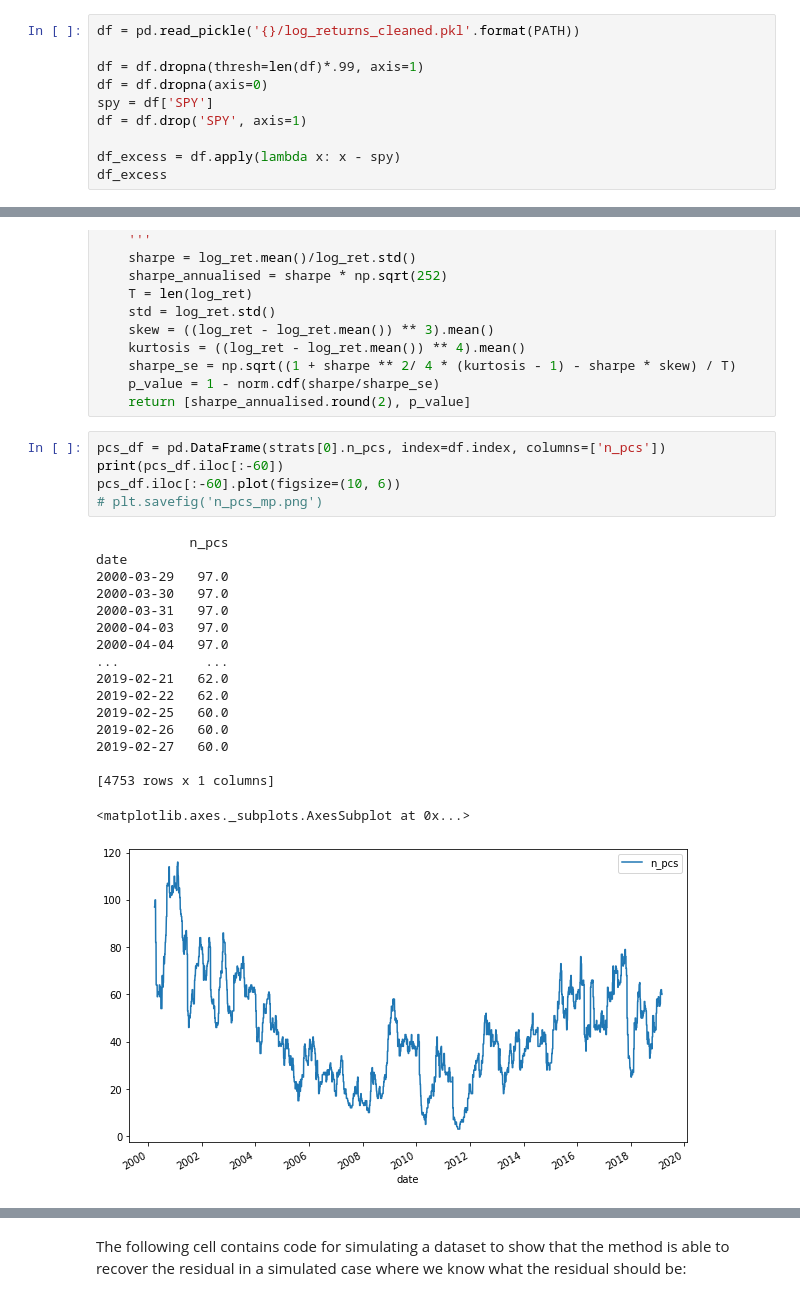
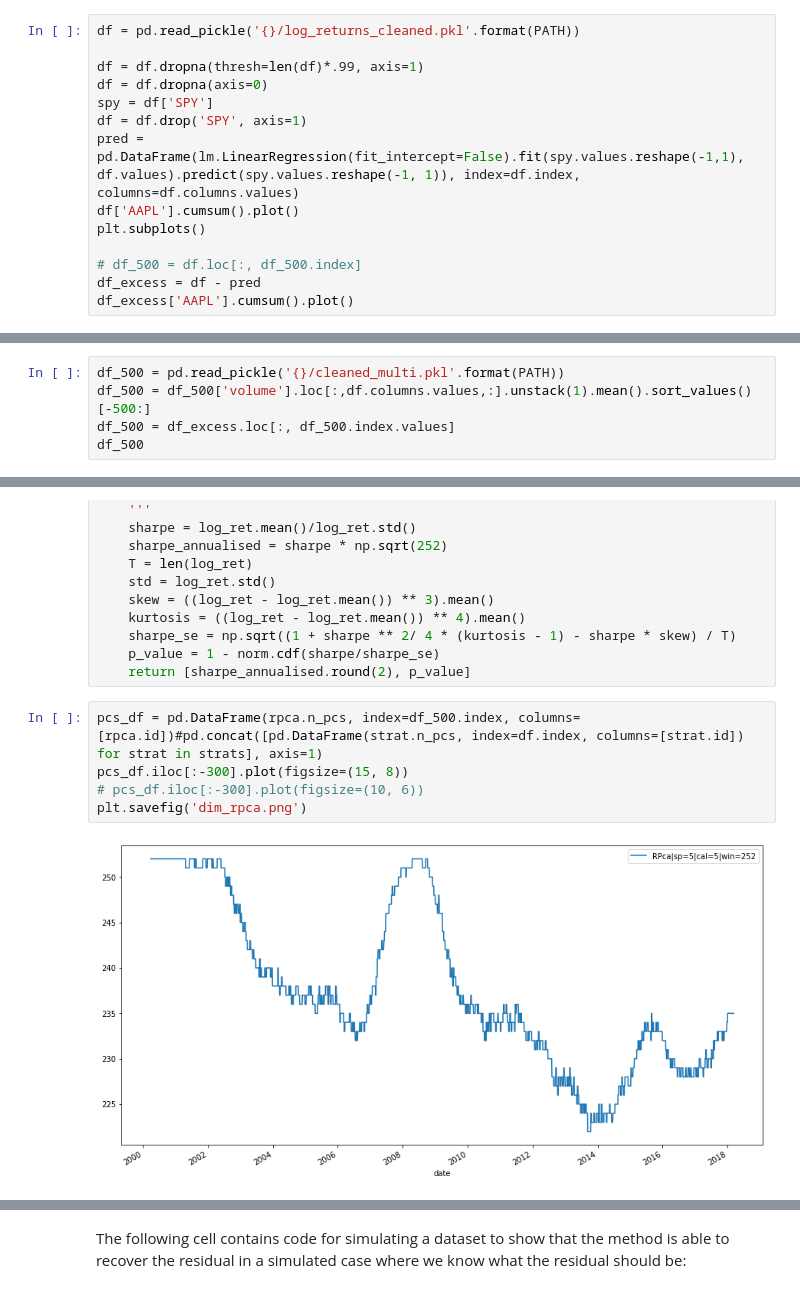
Before and after one commit to jase-clarkson/mini_1, a Jupyter notebook: stat_arb.ipynb, the cells around one changed output, grey strips where cells are left out. Cells and saved outputs as stored; diff of their text form.

```diff
--- a/stat_arb.ipynb
+++ b/stat_arb.ipynb
@@ -28,7 +28,11 @@ df = df.dropna(thresh=len(df)*.99, axis=1)
 df = df.dropna(axis=0)
 spy = df['SPY']
 df = df.drop('SPY', axis=1)
+pred = pd.DataFrame(lm.LinearRegression(fit_intercept=False).fit(spy.values.reshape(-1,1), df.values).predict(spy.values.reshape(-1, 1)), index=df.index, columns=df.columns.values)
+df['AAPL'].cumsum().plot()
+plt.subplots()
 
-df_excess = df.apply(lambda x: x - spy)
-df_excess
+# df_500 = df.loc[:, df_500.index]
+df_excess = df - pred
+df_excess['AAPL'].cumsum().plot()
 # %% [output]
@@ -53,0 +42,5 @@ spy.cumsum().plot()
+# %%
+df_500 = pd.read_pickle('{}/cleaned_multi.pkl'.format(PATH))
+df_500 = df_500['volume'].loc[:,df.columns.values,:].unstack(1).mean().sort_values()[-500:]
+df_500 = df_excess.loc[:, df_500.index.values]
+df_500
@@ -139,25 +184,9 @@ def sharpe_ratio_test(log_ret):
     p_value = 1 - norm.cdf(sharpe/sharpe_se)
     return [sharpe_annualised.round(2), p_value]
 # %%
-pcs_df = pd.DataFrame(strats[0].n_pcs, index=df.index, columns=['n_pcs'])
-print(pcs_df.iloc[:-60])
-pcs_df.iloc[:-60].plot(figsize=(10, 6))
-# plt.savefig('n_pcs_mp.png')
+pcs_df = pd.DataFrame(rpca.n_pcs, index=df_500.index, columns=[rpca.id])#pd.concat([pd.DataFrame(strat.n_pcs, index=df.index, columns=[strat.id]) for strat in strats], axis=1)
+pcs_df.iloc[:-300].plot(figsize=(15, 8))
+# pcs_df.iloc[:-300].plot(figsize=(10, 6))
+plt.savefig('dim_rpca.png')
 # %% [output]
-            n_pcs
-date
-2000-03-29   97.0
-2000-03-30   97.0
-2000-03-31   97.0
-2000-04-03   97.0
-2000-04-04   97.0
-...           ...
-2019-02-21   62.0
-2019-02-22   62.0
-2019-02-25   60.0
-2019-02-26   60.0
-2019-02-27   60.0
-
-[4753 rows x 1 columns]
-<matplotlib.axes._subplots.AxesSubplot at 0x...>
-[figure, old version]
+[figure, new version]
```
Also changed, not shown: parts of 13 cells of this notebook, 4 other files.
